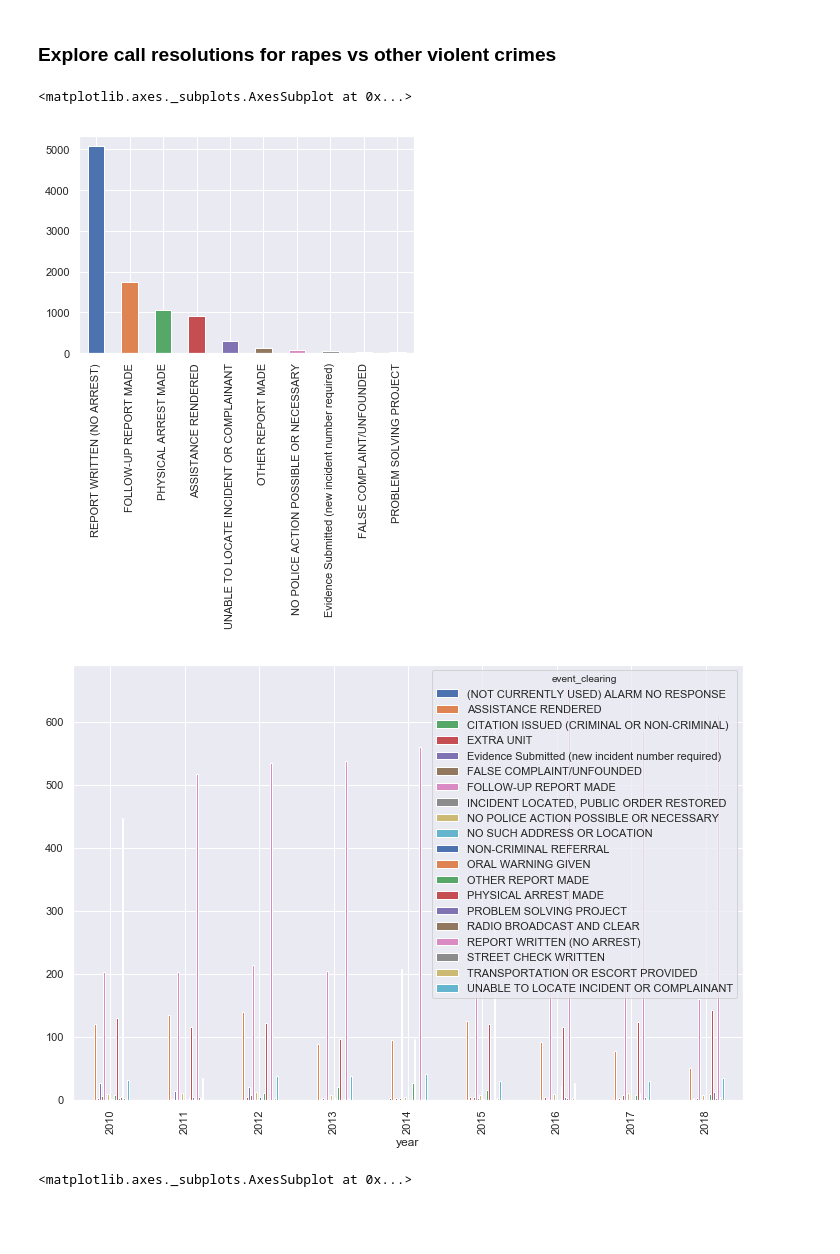
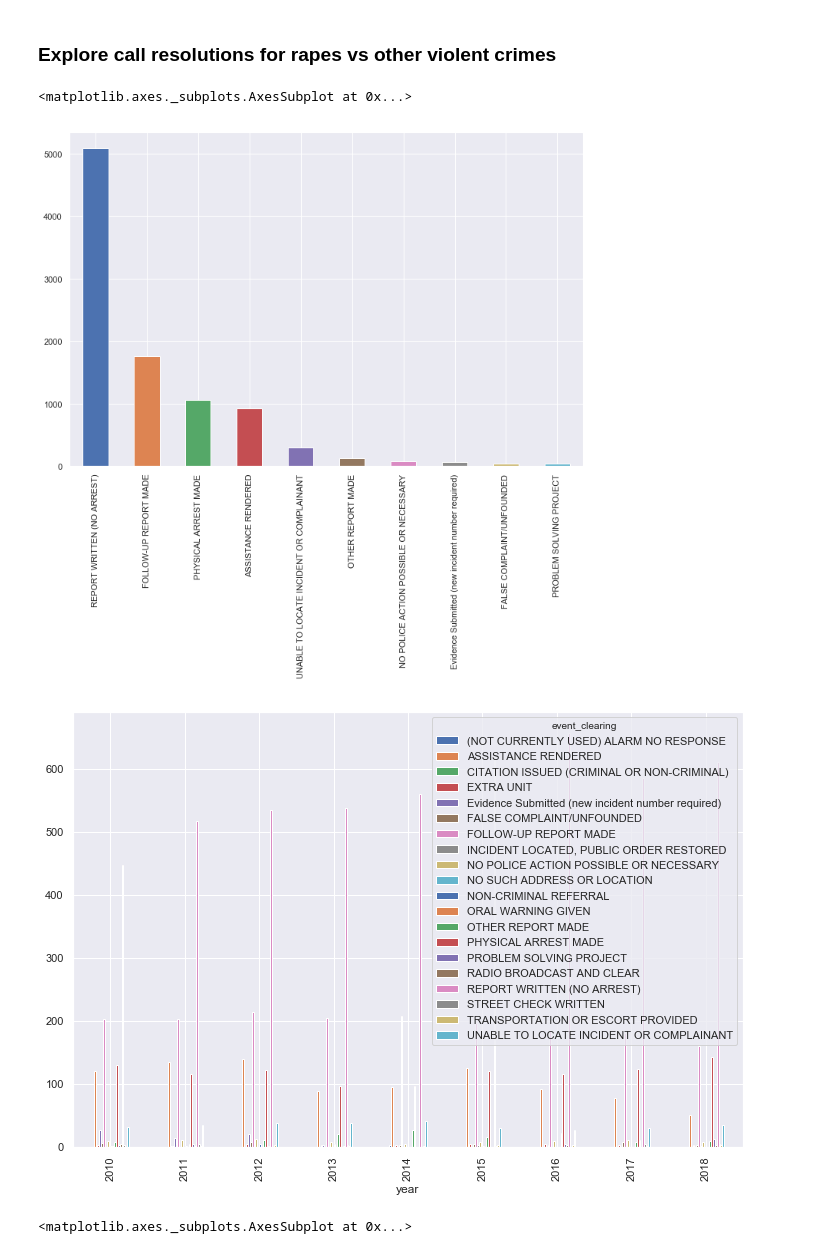
Before and after one commit to teacupwoozy/spd_notebook_archive, a Jupyter notebook: spd_notebook/2010-2018_sexcrimes_violentcrimes.ipynb, the cells around one changed output. Saved outputs shown, nothing was run; the diff lists cells and outputs as text; code cells hidden in the pictures; blank space fills up the shorter version.

```diff
--- a/spd_notebook/2010-2018_sexcrimes_violentcrimes.ipynb
+++ b/spd_notebook/2010-2018_sexcrimes_violentcrimes.ipynb
@@ -591,17 +577,17 @@ pd.value_counts(stage_is_lewd_conduct.precinct).plot.bar(figsize=(15,8))
 # %%
 # Chart resolutions for rapes vs all other violent crimes, for all years
 
 # All violent crime calls' resolution, years 2010-2018
-pd.value_counts(stage_is_violent_crime.event_clearing).head(10).plot.bar(stacked=True)
+pd.value_counts(stage_is_violent_crime.event_clearing).head(10).plot.bar(stacked=True,figsize=(12,8))
 
 # All violent crime calls' resolution, grouped by year
 stage_is_violent_crime.groupby('event_clearing').year.value_counts().unstack(0).plot.bar(stacked=False, figsize=(12,8))
 #stage_is_violent_crime.groupby('event_clearing').year.value_counts()[:35].unstack(0).plot.bar(stacked=False, figsize=(12,8))
 
 #pd.value_counts(stage_is_violent_crime.event_clearing).reindex(['PHYSICAL ARREST MADE', 'ASSISTANCE RENDERED']).year.value_counts().unstack(0).plot.bar()
 # %% [output]
 <matplotlib.axes._subplots.AxesSubplot at 0x...>
-[figure, old version]
+[figure, new version]
 [figure]
 # %%
 # Chart resolutions for rapes & violent crime - all years combined
```
Also changed, not shown: parts of 10 cells of this notebook.
